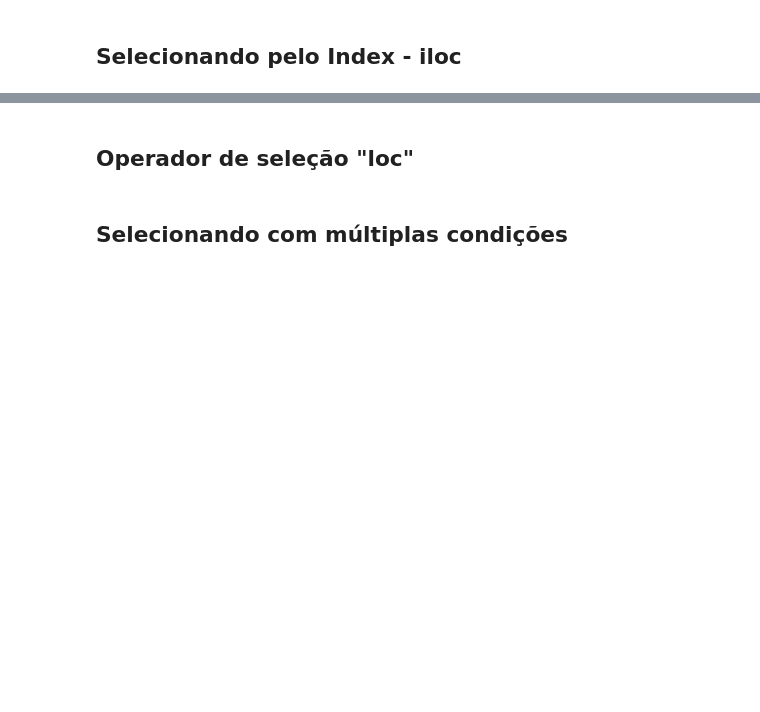
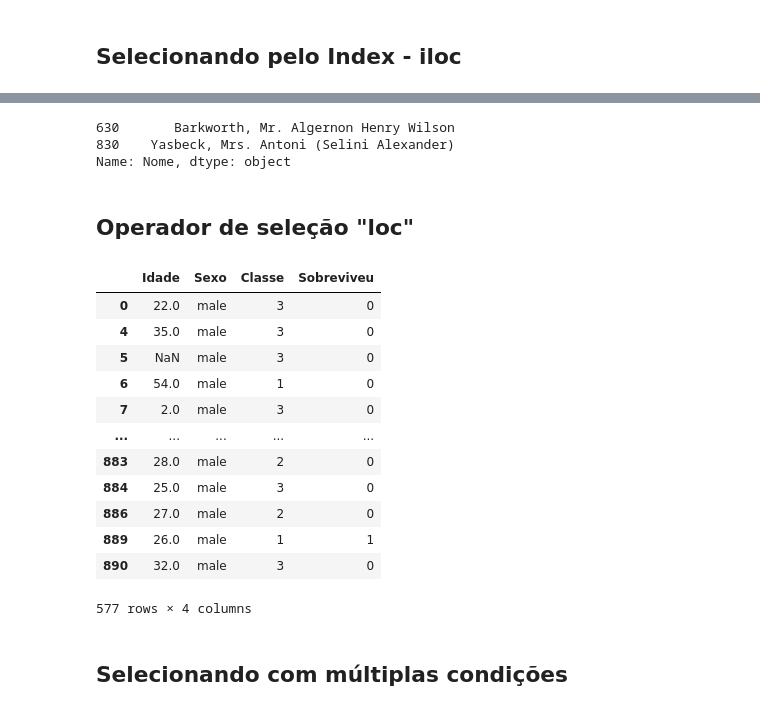
Before and after one commit to LuizPiresS/DataScienceMachineLearningEstatisticaUdemy, a Jupyter notebook: notebooks/04 - Pandas/Pandas - Vazio.ipynb, the cells around one changed output, grey strips where cells are left out. Cells and saved outputs as stored; diff of their text form; code cells hidden in the pictures; blank space fills up the shorter version.

```diff
--- a/notebooks/04 - Pandas/Pandas - Vazio.ipynb
+++ b/notebooks/04 - Pandas/Pandas - Vazio.ipynb
@@ -102,4 +200,26 @@ data.rename({'Name': 'Nome', 'Sex': 'Sexo'}, axis=1, inplace=True)
+# %%
+data['Nome'].iloc[[630, 830]]
+# %% [output]
+630       Barkworth, Mr. Algernon Henry Wilson
+830    Yasbeck, Mrs. Antoni (Selini Alexander)
+Name: Nome, dtype: object
 # %% [markdown]
 ## Operador de seleção "loc"
+# %%
+data[['Idade', 'Sexo', 'Classe', 'Sobreviveu']].loc[data['Sexo'] == 'male'] # Seleciona os dados baseado em uma condição
+# %% [output]
+|  | Idade | Sexo | Classe | Sobreviveu |
+| 0 | 22.0 | male | 3 | 0 |
+| 4 | 35.0 | male | 3 | 0 |
+| 5 | NaN | male | 3 | 0 |
+| 6 | 54.0 | male | 1 | 0 |
+| 7 | 2.0 | male | 3 | 0 |
+| ... | ... | ... | ... | ... |
+| 883 | 28.0 | male | 2 | 0 |
+| 884 | 25.0 | male | 3 | 0 |
+| 886 | 27.0 | male | 2 | 0 |
+| 889 | 26.0 | male | 1 | 1 |
+| 890 | 32.0 | male | 3 | 0 |
+577 rows × 4 columns
 # %% [markdown]
 ## Selecionando com múltiplas condições
```
Also changed, not shown: parts of 23 cells of this notebook.
